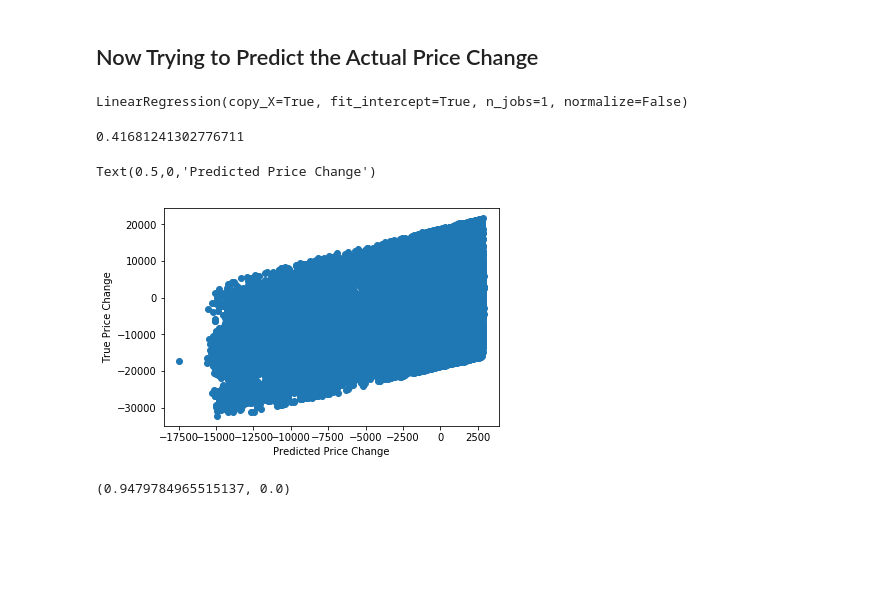
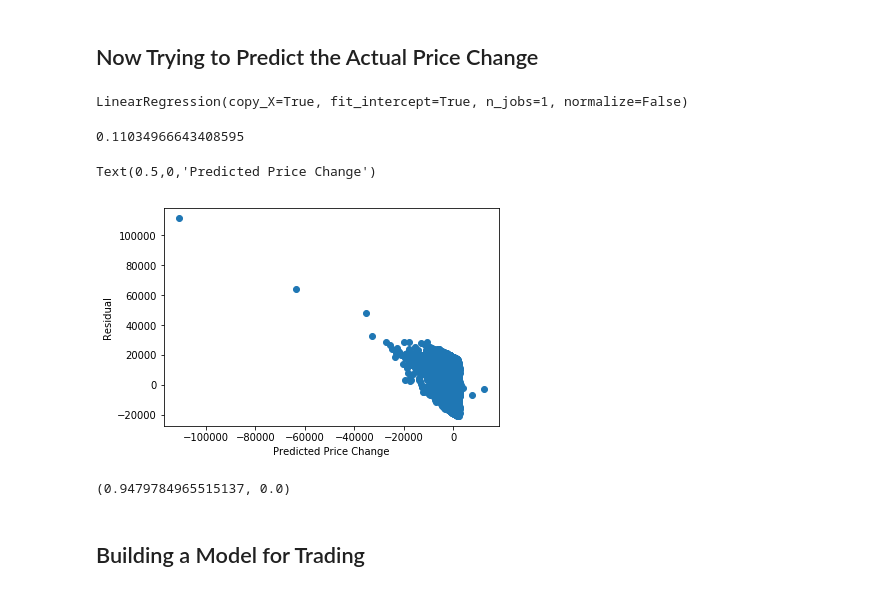
Before and after one commit to AugieDoebling/DigitalCurrencies-SeniorProject, a Jupyter notebook: TwitterDataCollection/ExploratoryDataAnalysis.ipynb, the cells around one changed output. Cells and saved outputs as stored; diff of their text form; code cells hidden in the pictures; blank space fills up the shorter version.

```diff
--- a/TwitterDataCollection/ExploratoryDataAnalysis.ipynb
+++ b/TwitterDataCollection/ExploratoryDataAnalysis.ipynb
@@ -408,29 +463,54 @@ knn.score(dummy_df[x_vars],dummy_df['price_change_future'] > 0)
 # %% [markdown]
 ## Now Trying to Predict the Actual Price Change
-# %%
-from sklearn.linear_model import LinearRegression
-lm = LinearRegression()
-lm.fit(dummy_df[x_vars],dummy_df['price_change_future'])
-# %% [output]
-LinearRegression(copy_X=True, fit_intercept=True, n_jobs=1, normalize=False)
-# %%
-lm.score(dummy_df[x_vars],dummy_df['price_change_future'])
-# %% [output]
-0.41681241302776711
+# %%
+dummy_df = sentiment
+dummy_df['price_change_future'] = (dummy_df['price'].shift(-3600) - dummy_df['price']).fillna(method = 'ffill')
+dummy_df['sum_count'] = sentiment['count'].rolling(3599).sum().shift(-3598).fillna(method = 'ffill')
+dummy_df['sum_favorites'] = sentiment['favorites'].rolling(3599).sum().shift(-3598).fillna(method = 'ffill')
+dummy_df['sum_retweets'] = sentiment['retweets'].rolling(3599).sum().shift(-3598).fillna(method = 'ffill')
+dummy_df['sum_avg_sentiment'] = sentiment['avg_sentiment'].rolling(3599).sum().shift(-3598).fillna(method = 'ffill')
+
+x_vars = ['count','favorites','retweets','avg_sentiment',
+          'sum_count','sum_favorites','sum_retweets','sum_avg_sentiment',
+          'Sunday','Monday','Tuesday','Wednesday','Thursday','Friday','Saturday','Sunday']
+
+dummy_df = dummy_df.sample(frac = 1)
+n = int(0.75 * len(dummy_df))
+train = dummy_df[:n]
+test = dummy_df[n:]
+x_train = train[x_vars]
+x_test = test[x_vars]
+y_train = train['price_change_future']
+y_test = test['price_change_future']
+
+from sklearn import linear_model
+lm = linear_model.LinearRegression()
+lm.fit(x_train, y_train)
+# %% [output]
+LinearRegression(copy_X=True, fit_intercept=True, n_jobs=1, normalize=False)
+# %%
+lm.score(x_test,y_test)
+# %% [output]
+0.11034966643408595
 # %%
-y_pred = lm.predict(dummy_df[x_vars])
-y_true = dummy_df['price_change_future']
+y_pred = lm.predict(x_test)
+y_true = y_test
 # %%
 ## residual analysis
-plt.plot(y_pred,y_pred - np.sort(y_true),'o')
-plt.ylabel('True Price Change')
+plt.plot(y_pred,np.sort(y_true) - y_pred,'o')
+plt.ylabel('Residual')
 plt.xlabel('Predicted Price Change')
+
+## shows non-linearity
+## maybe equal variance?
 # %% [output]
 Text(0.5,0,'Predicted Price Change')
-[figure, old version]
+[figure, new version]
 # %%
 ## shapiro-wilks test
 from scipy.stats import shapiro
 shapiro(y_pred - np.sort(y_true))
 # %% [output]
 (0.9479784965515137, 0.0)
+# %% [markdown]
+##  Building a Model for Trading
```
Also changed, not shown: parts of 16 cells of this notebook.
